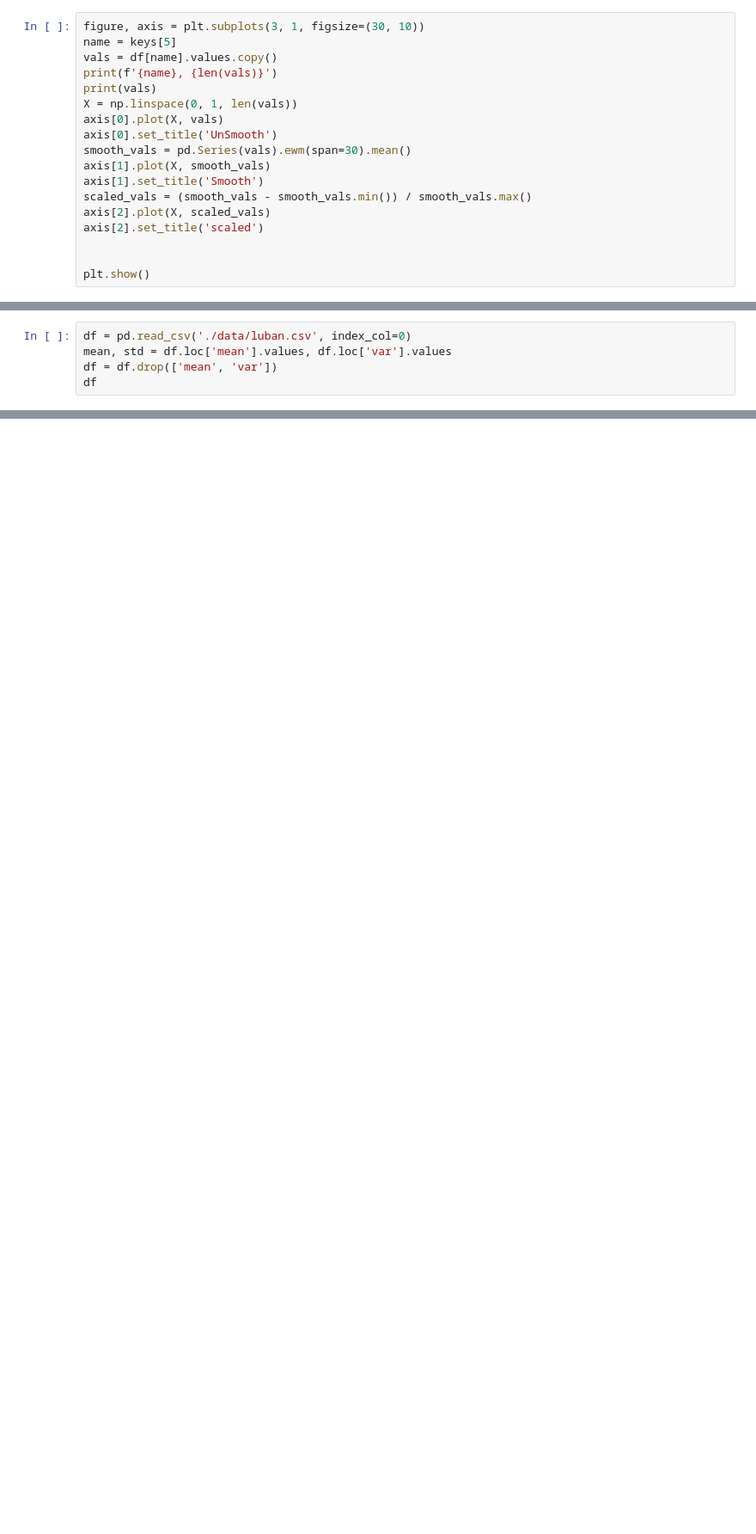
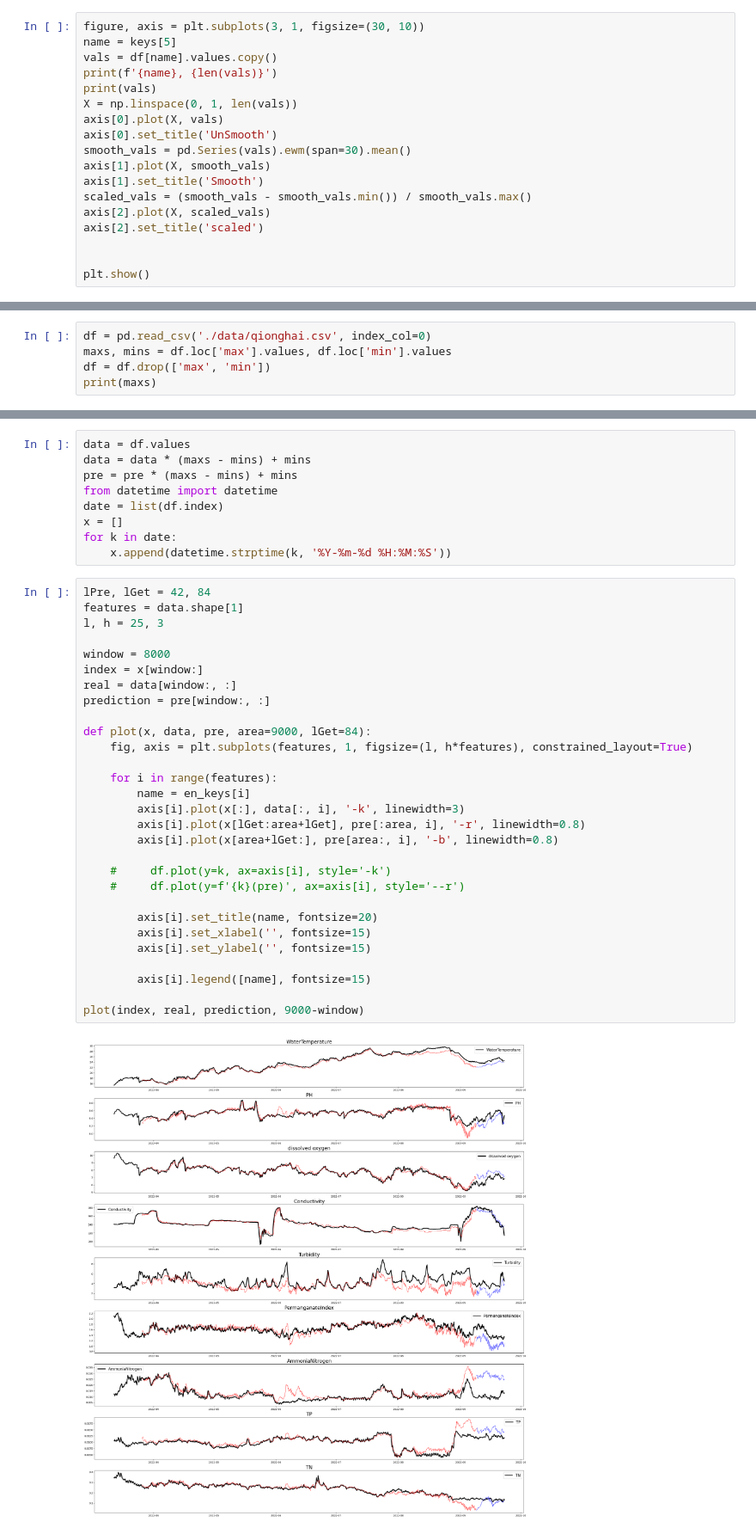
Before and after one commit to dljjqy/UnderWater, a Jupyter notebook: test.ipynb, the cells around one changed output, grey strips where cells are left out. Shown at 86% size. Saved outputs shown, nothing was run; the diff lists cells and outputs as text; blank space fills up the shorter version.

Commit message:
Updating dataHandler

```diff
--- a/test.ipynb
+++ b/test.ipynb
@@ -86,6 +70,6 @@ for csv in p.glob("*.csv"):
 # %%
-df = pd.read_csv('./data/luban.csv', index_col=0)
-mean, std = df.loc['mean'].values, df.loc['var'].values
-df = df.drop(['mean', 'var'])
-df
+df = pd.read_csv('./data/qionghai.csv', index_col=0)
+maxs, mins = df.loc['max'].values, df.loc['min'].values
+df = df.drop(['max', 'min'])
+print(maxs)
 # %% [output]
@@ -106 +117,41 @@ df
+# %%
+data = df.values
+data = data * (maxs - mins) + mins
+pre = pre * (maxs - mins) + mins
+from datetime import datetime
+date = list(df.index)
+x = []
+for k in date:
+    x.append(datetime.strptime(k, '%Y-%m-%d %H:%M:%S'))
+# %%
+lPre, lGet = 42, 84
+features = data.shape[1]
+l, h = 25, 3
+
+window = 8000
+index = x[window:]
+real = data[window:, :]
+prediction = pre[window:, :]
+
+def plot(x, data, pre, area=9000, lGet=84):
+    fig, axis = plt.subplots(features, 1, figsize=(l, h*features), constrained_layout=True)
+
+    for i in range(features):
+        name = en_keys[i]
+        axis[i].plot(x[:], data[:, i], '-k', linewidth=3)
+        axis[i].plot(x[lGet:area+lGet], pre[:area, i], '-r', linewidth=0.8)
+        axis[i].plot(x[area+lGet:], pre[area:, i], '-b', linewidth=0.8)
+
+    #     df.plot(y=k, ax=axis[i], style='-k')
+    #     df.plot(y=f'{k}(pre)', ax=axis[i], style='--r')
+
+        axis[i].set_title(name, fontsize=20)
+        axis[i].set_xlabel('', fontsize=15)
+        axis[i].set_ylabel('', fontsize=15)
+
+        axis[i].legend([name], fontsize=15)
+
+plot(index, real, prediction, 9000-window)
+# %% [output]
+[figure, added]
 # %%
```
Also changed, not shown: parts of 7 cells of this notebook, 5 other files.
